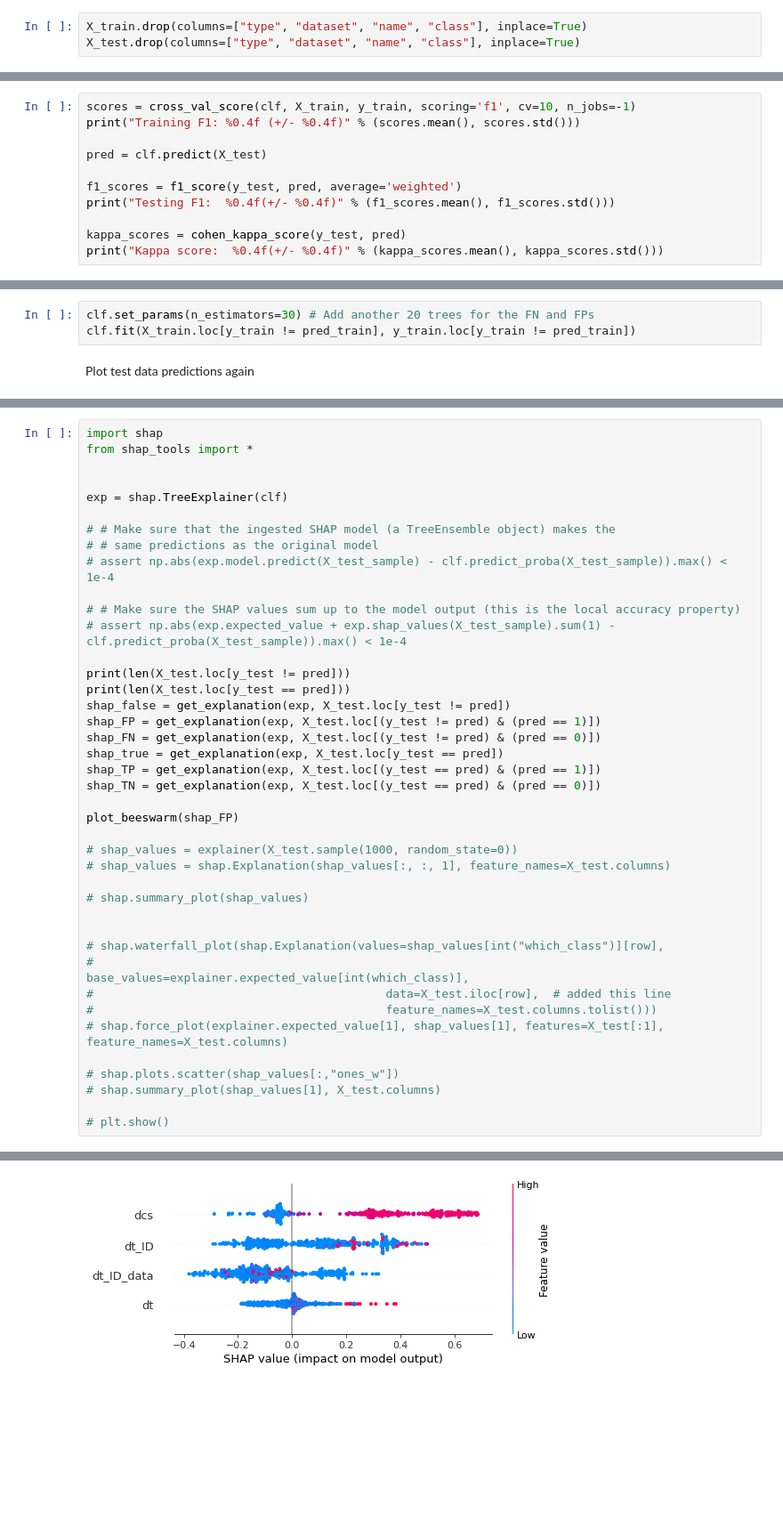
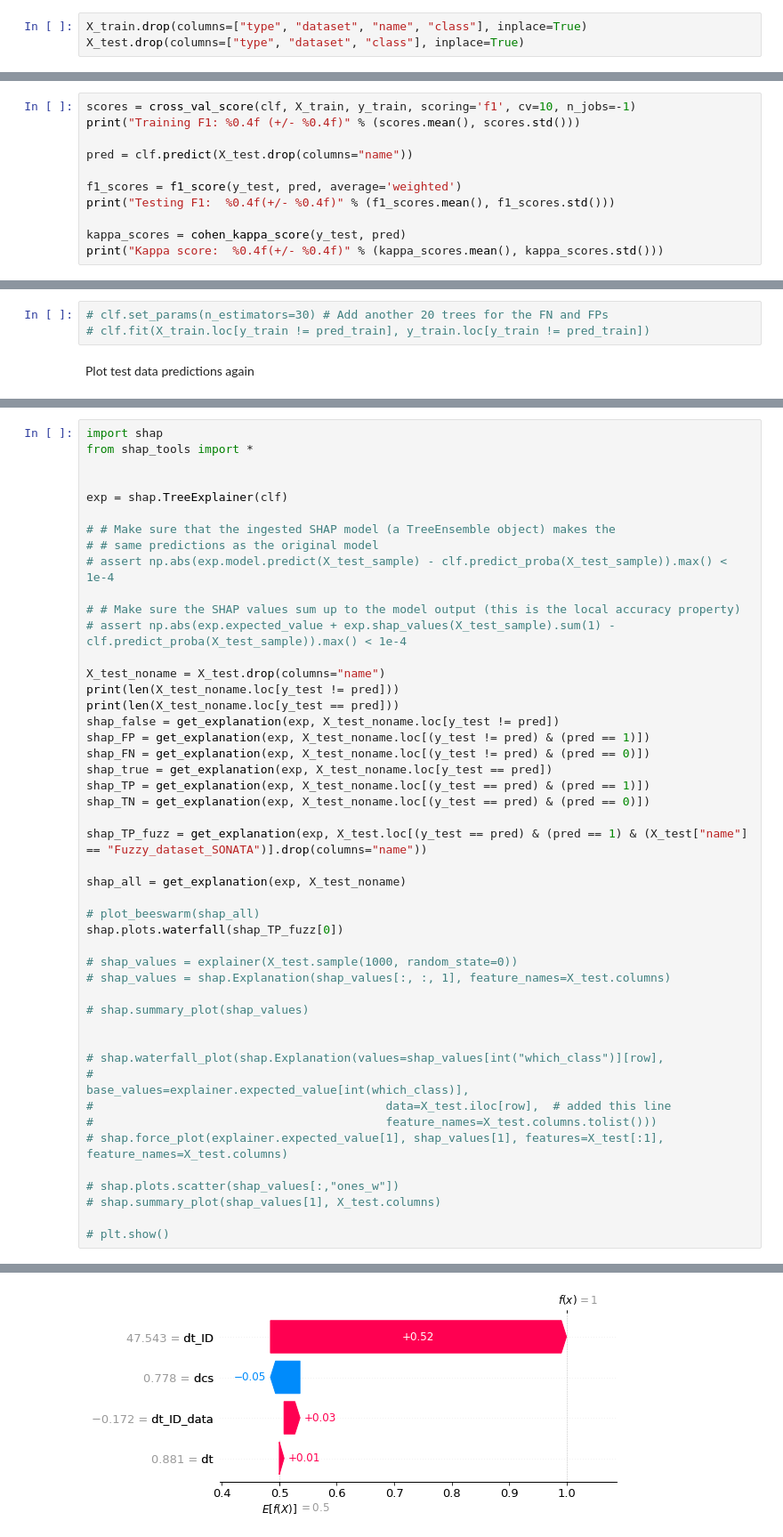
Before and after one commit to hampu5/ml-classify, a Jupyter notebook: ml_classify/rf-book.ipynb, the cells around one changed output, grey strips where cells are left out. Shown: that part at 89% size. Saved outputs shown, nothing was run; the diff lists cells and outputs as text; blank space fills up the shorter version.

Commit message:
Waterfall SHAP plot working

```diff
--- a/ml_classify/rf-book.ipynb
+++ b/ml_classify/rf-book.ipynb
@@ -141,7 +141,7 @@ Attack          128216          55098
 # y_test = y_test.loc[test_index]
 # %%
 X_train.drop(columns=["type", "dataset", "name", "class"], inplace=True)
-X_test.drop(columns=["type", "dataset", "name", "class"], inplace=True)
+X_test.drop(columns=["type", "dataset", "class"], inplace=True)
 # %%
 from sklearn.ensemble import RandomForestClassifier
 
@@ -154,7 +154,7 @@ RandomForestClassifier(max_features='log2', max_leaf_nodes=300, n_estimators=20,
 scores = cross_val_score(clf, X_train, y_train, scoring='f1', cv=10, n_jobs=-1)
 print("Training F1: %0.4f (+/- %0.4f)" % (scores.mean(), scores.std()))
 
-pred = clf.predict(X_test)
+pred = clf.predict(X_test.drop(columns="name"))
 
 f1_scores = f1_score(y_test, pred, average='weighted')
 print("Testing F1:  %0.4f(+/- %0.4f)" % (f1_scores.mean(), f1_scores.std()))
@@ -182,8 +182,8 @@ plot_confusion_matrix(y_train, pred_train, "Survival, All Attacks, RF\nrate\n(#
 # %% [markdown]
 Add trees trained on the FPs and FNs
 # %%
-clf.set_params(n_estimators=30) # Add another 20 trees for the FN and FPs
-clf.fit(X_train.loc[y_train != pred_train], y_train.loc[y_train != pred_train])
+# clf.set_params(n_estimators=30) # Add another 20 trees for the FN and FPs
+# clf.fit(X_train.loc[y_train != pred_train], y_train.loc[y_train != pred_train])
 # %% [markdown]
 Plot test data predictions again
 # %%
@@ -198,41 +198,47 @@ from shap_tools import *
 exp = shap.TreeExplainer(clf)
 
 # # Make sure that the ingested SHAP model (a TreeEnsemble object) makes the
 # # same predictions as the original model
 # assert np.abs(exp.model.predict(X_test_sample) - clf.predict_proba(X_test_sample)).max() < 1e-4
 
 # # Make sure the SHAP values sum up to the model output (this is the local accuracy property)
 # assert np.abs(exp.expected_value + exp.shap_values(X_test_sample).sum(1) - clf.predict_proba(X_test_sample)).max() < 1e-4
 
-print(len(X_test.loc[y_test != pred]))
-print(len(X_test.loc[y_test == pred]))
-shap_false = get_explanation(exp, X_test.loc[y_test != pred])
-shap_FP = get_explanation(exp, X_test.loc[(y_test != pred) & (pred == 1)])
-shap_FN = get_explanation(exp, X_test.loc[(y_test != pred) & (pred == 0)])
-shap_true = get_explanation(exp, X_test.loc[y_test == pred])
-shap_TP = get_explanation(exp, X_test.loc[(y_test == pred) & (pred == 1)])
-shap_TN = get_explanation(exp, X_test.loc[(y_test == pred) & (pred == 0)])
+X_test_noname = X_test.drop(columns="name")
+print(len(X_test_noname.loc[y_test != pred]))
+print(len(X_test_noname.loc[y_test == pred]))
+shap_false = get_explanation(exp, X_test_noname.loc[y_test != pred])
+shap_FP = get_explanation(exp, X_test_noname.loc[(y_test != pred) & (pred == 1)])
+shap_FN = get_explanation(exp, X_test_noname.loc[(y_test != pred) & (pred == 0)])
+shap_true = get_explanation(exp, X_test_noname.loc[y_test == pred])
+shap_TP = get_explanation(exp, X_test_noname.loc[(y_test == pred) & (pred == 1)])
+shap_TN = get_explanation(exp, X_test_noname.loc[(y_test == pred) & (pred == 0)])
 
-plot_beeswarm(shap_FP)
+shap_TP_fuzz = get_explanation(exp, X_test.loc[(y_test == pred) & (pred == 1) & (X_test["name"] == "Fuzzy_dataset_SONATA")].drop(columns="name"))
+
+shap_all = get_explanation(exp, X_test_noname)
+
+# plot_beeswarm(shap_all)
+shap.plots.waterfall(shap_TP_fuzz[0])
 
 # shap_values = explainer(X_test.sample(1000, random_state=0))
 # shap_values = shap.Explanation(shap_values[:, :, 1], feature_names=X_test.columns)
 
 # shap.summary_plot(shap_values)
 
 
 # shap.waterfall_plot(shap.Explanation(values=shap_values[int("which_class")][row],
 #                                          base_values=explainer.expected_value[int(which_class)],
 #                                          data=X_test.iloc[row],  # added this line
 #                                          feature_names=X_test.columns.tolist()))
 # shap.force_plot(explainer.expected_value[1], shap_values[1], features=X_test[:1], feature_names=X_test.columns)
 
 # shap.plots.scatter(shap_values[:,"ones_w"])
 # shap.summary_plot(shap_values[1], X_test.columns)
 
 # plt.show()
 # %% [output]
 448
 520304
-[figure, old version]
+[figure, new version]
 # %%
```
Also changed, not shown: parts of 3 cells of this notebook, 8 other files.
